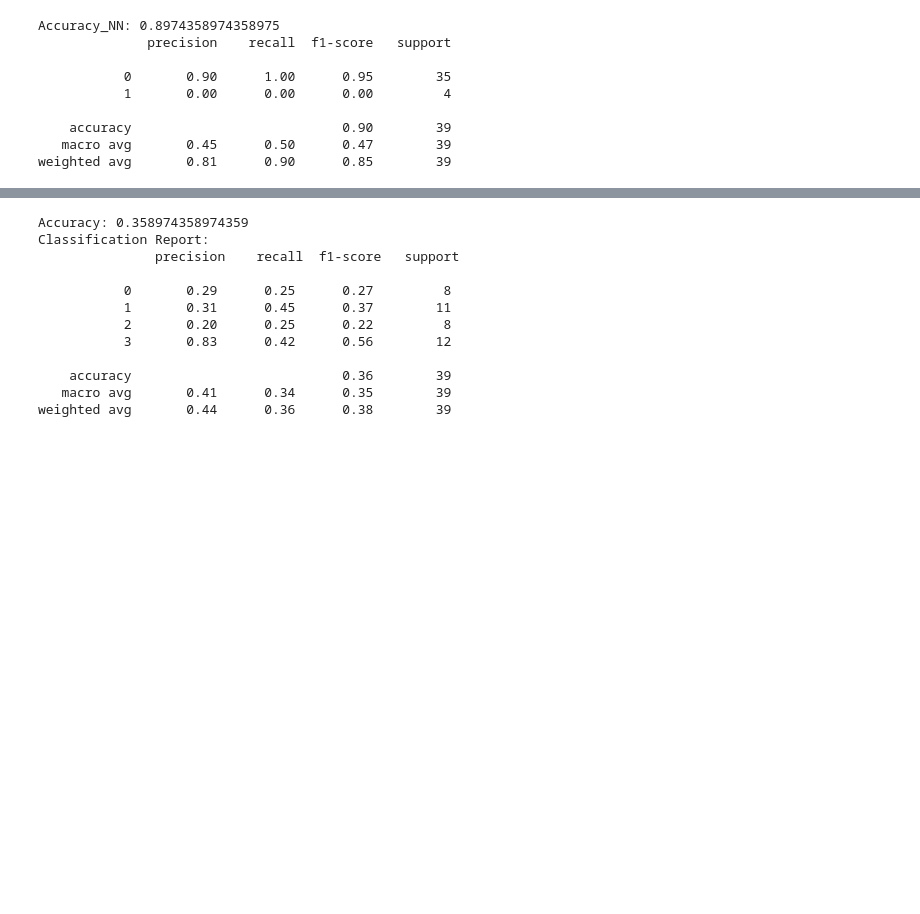
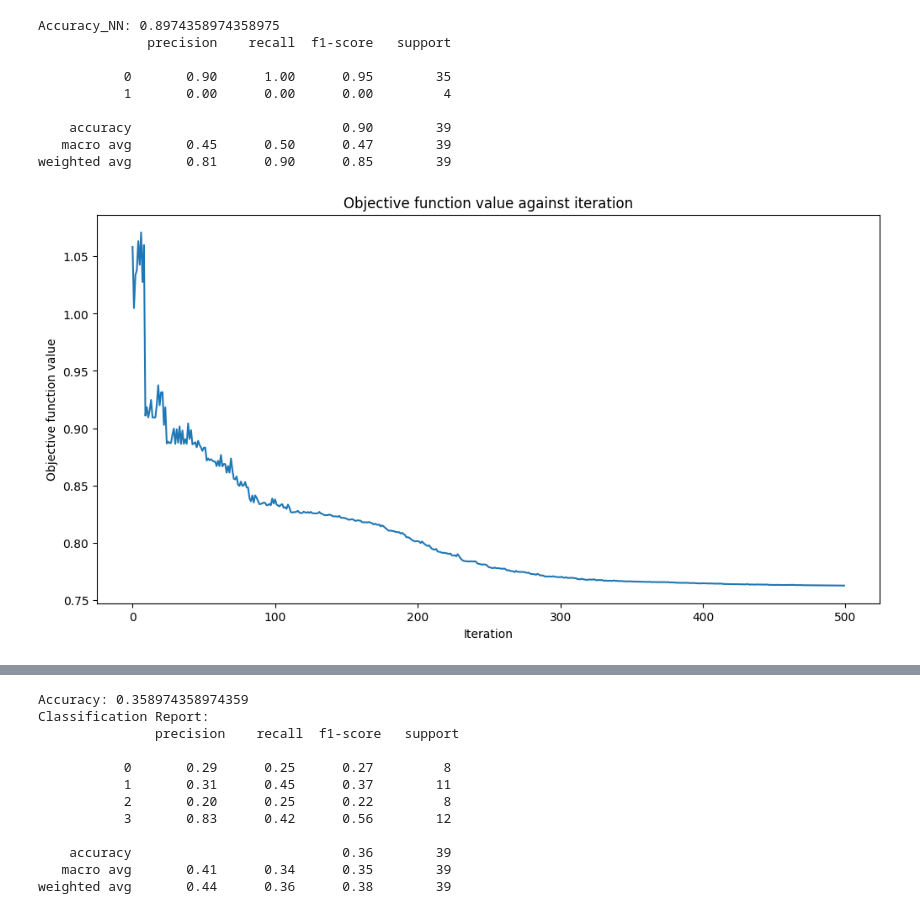
Before and after one commit to nilanga901/Critical_infrastucture_risk_modeling, a Jupyter notebook: baselines_quantum_DT_NB_DNN.ipynb, the cells around one changed output, grey strips where cells are left out. Cells and saved outputs as stored; diff of their text form; code cells hidden in the pictures; blank space fills up the shorter version.

```diff
--- a/baselines_quantum_DT_NB_DNN.ipynb
+++ b/baselines_quantum_DT_NB_DNN.ipynb
@@ -229,3 +231,97 @@ Accuracy_NN: 0.8974358974358975
     accuracy                           0.90        39
    macro avg       0.45      0.50      0.47        39
 weighted avg       0.81      0.90      0.85        39
+# %%
+#%%   Train Quantum NN for Fire risk
+
+import torch
+import torch.nn as nn
+import torch.optim as optim
+from torch.utils.data import DataLoader, TensorDataset
+
+
+import matplotlib.pyplot as plt
+import numpy as np
+from IPython.display import clear_output
+from qiskit import QuantumCircuit
+from qiskit.circuit import Parameter
+from qiskit.circuit.library import RealAmplitudes, ZZFeatureMap
+from qiskit_algorithms.optimizers import COBYLA, L_BFGS_B
+from qiskit_algorithms.utils import algorithm_globals
+
+from qiskit_machine_learning.algorithms.classifiers import NeuralNetworkClassifier, VQC
+from qiskit_machine_learning.algorithms.regressors import NeuralNetworkRegressor, VQR
+from qiskit_machine_learning.neural_networks import SamplerQNN, EstimatorQNN
+from qiskit_machine_learning.circuit.library import QNNCircuit
+
+algorithm_globals.random_seed = 42
+qc = QNNCircuit(num_qubits=4)
+qc.draw("mpl", style="clifford")
+estimator_qnn = EstimatorQNN(circuit=qc)
+print(X_train.values[0])
+estimator_qnn.forward(X_train.values[0], algorithm_globals.random.random(estimator_qnn.num_weights))
+
+
+# callback function that draws a live plot when the .fit() method is called
+def callback_graph(weights, obj_func_eval):
+    clear_output(wait=True)
+    objective_func_vals.append(obj_func_eval)
+    plt.title("Objective function value against iteration")
+    plt.xlabel("Iteration")
+    plt.ylabel("Objective function value")
+    plt.plot(range(len(objective_func_vals)), objective_func_vals)
+    plt.show()
+
+
+vqc = VQC(
+    num_qubits=4,
+    optimizer=COBYLA(maxiter=500),
+    callback=callback_graph,
+)
+
+    # construct neural network classifier
+estimator_classifier = NeuralNetworkClassifier(
+    estimator_qnn, optimizer=COBYLA(maxiter=60), callback=callback_graph
+)
+
+# create empty array for callback to store evaluations of the objective function
+objective_func_vals = []
+plt.rcParams["figure.figsize"] = (12, 6)
+
+y_cat = np.empty(y_train.values.shape, dtype=str)
+y_cat[y_train.values == 0] = "A"
+y_cat[y_train.values == 1] = "B"
+y_cat[y_train.values == 2] = "C"
+print(y_cat)
+
+# fit classifier to data
+vqc.fit(X_train.values, y_train.values)
+
+
+# return to default figsize
+plt.rcParams["figure.figsize"] = (6, 4)
+
+# score classifier
+vqc.score(X_train.values,y_train.values)
+
+
+predict = vqc.predict(X_test.values)
+print(f"Predicted labels: {predict}")
+print(f"Ground truth:     {y_test.values}")
+
+# evaluate data points
+y_predict =predict
+
+# plot results
+# red == wrongly classified
+for x, y_target, y_p in zip(X_test.values, y_test.values, y_predict):
+    if y_target == 1:
+        plt.plot(x[0], x[1], "bo")
+    else:
+        plt.plot(x[0], x[1], "go")
+    if y_target != y_p:
+        plt.scatter(x[0], x[1], s=200, facecolors="none", edgecolors="r", linewidths=2)
+plt.plot([-1, 1], [1, -1], "--", color="black")
+plt.show()
+# %% [output]
+[figure, added]
```
Also changed, not shown: parts of 16 cells of this notebook, 4 other files.
